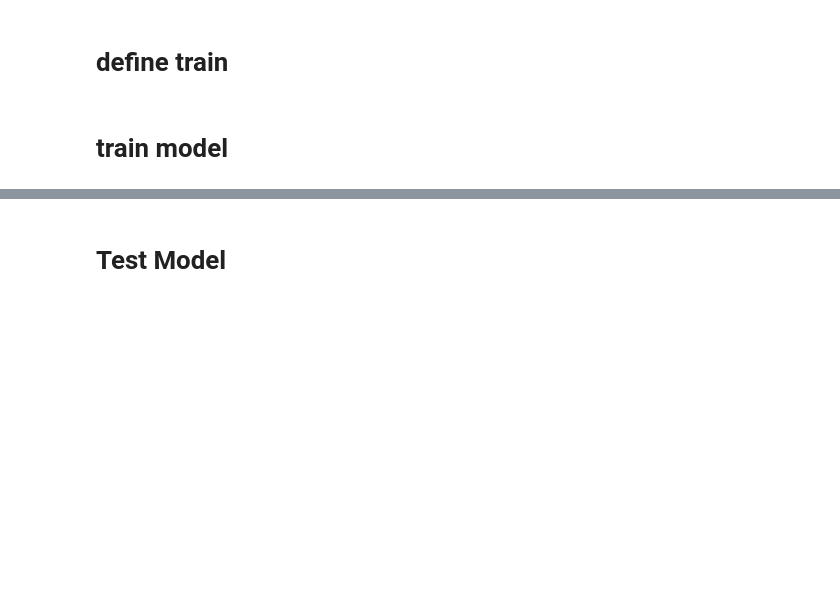
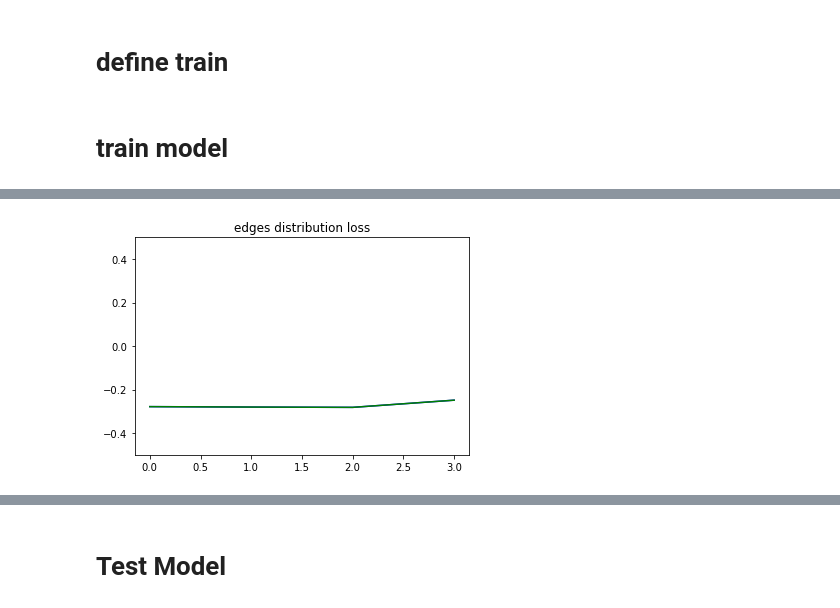
Before and after one commit to dayuyang1999/NRI_dup, a Jupyter notebook: train.ipynb, the cells around one changed output, grey strips where cells are left out. Saved outputs shown, nothing was run; the diff lists cells and outputs as text; code cells hidden in the pictures; blank space fills up the shorter version.

```diff
--- a/train.ipynb
+++ b/train.ipynb
@@ -627,0 +708,4 @@ KeyboardInterrupt:
+# %%
+plot_metrics(kl_train, kl_val, 'edges distribution loss', ylimup=0.5, ylimdown=-0.5)
+# %% [output]
+[figure, added]
```
Also changed, not shown: parts of 18 cells of this notebook, 24 other files.
